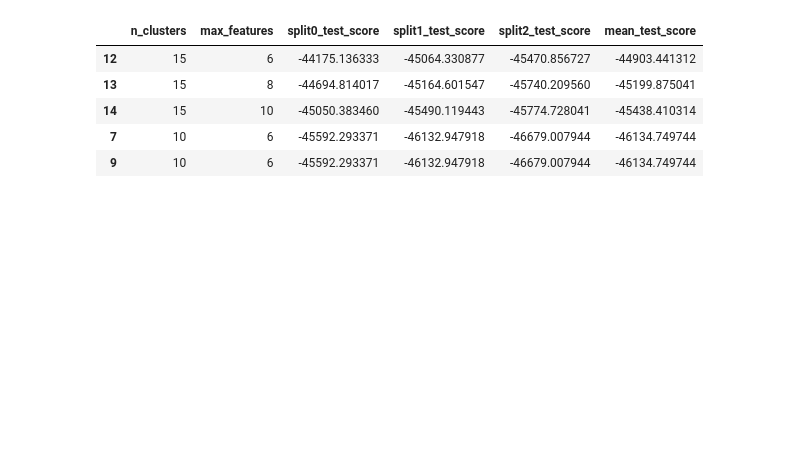
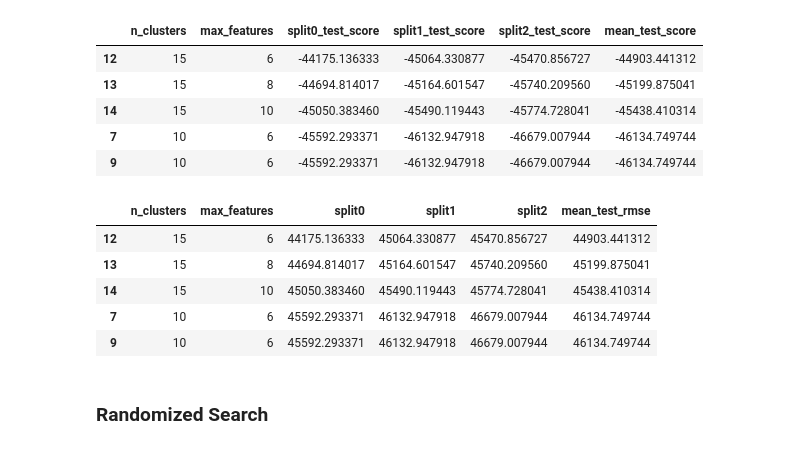
Before and after one commit to DeepjyotiBhattacharjee/Hands-On_ML-Book, a Jupyter notebook: California_Housing.ipynb, the cells around one changed output. Saved outputs shown, nothing was run; the diff lists cells and outputs as text; code cells hidden in the pictures; blank space fills up the shorter version.

Commit message:
randomized search

```diff
--- a/California_Housing.ipynb
+++ b/California_Housing.ipynb
@@ -1040,3 +1040,19 @@ cv_res[['n_clusters', 'max_features', 'split0_test_score', 'split1_test_score',
 | 14 | 15 | 10 | -45050.383460 | -45490.119443 | -45774.728041 | -45438.410314 |
 | 7 | 10 | 6 | -45592.293371 | -46132.947918 | -46679.007944 | -46134.749744 |
 | 9 | 10 | 6 | -45592.293371 | -46132.947918 | -46679.007944 | -46134.749744 |
+# %%
+cv_res["split0"] = -cv_res["split0_test_score"]
+cv_res["split1"] = -cv_res["split1_test_score"]
+cv_res["split2"] = -cv_res["split2_test_score"]
+cv_res["mean_test_rmse"] = -cv_res["mean_test_score"]
+# %%
+cv_res[['n_clusters', 'max_features', 'split0', 'split1', 'split2','mean_test_rmse']].head()
+# %% [output]
+|  | n_clusters | max_features | split0 | split1 | split2 | mean_test_rmse |
+| 12 | 15 | 6 | 44175.136333 | 45064.330877 | 45470.856727 | 44903.441312 |
+| 13 | 15 | 8 | 44694.814017 | 45164.601547 | 45740.209560 | 45199.875041 |
+| 14 | 15 | 10 | 45050.383460 | 45490.119443 | 45774.728041 | 45438.410314 |
+| 7 | 10 | 6 | 45592.293371 | 46132.947918 | 46679.007944 | 46134.749744 |
+| 9 | 10 | 6 | 45592.293371 | 46132.947918 | 46679.007944 | 46134.749744 |
+# %% [markdown]
+### Randomized Search
```
Also changed, not shown: parts of 4 cells of this notebook, 1 other file.
